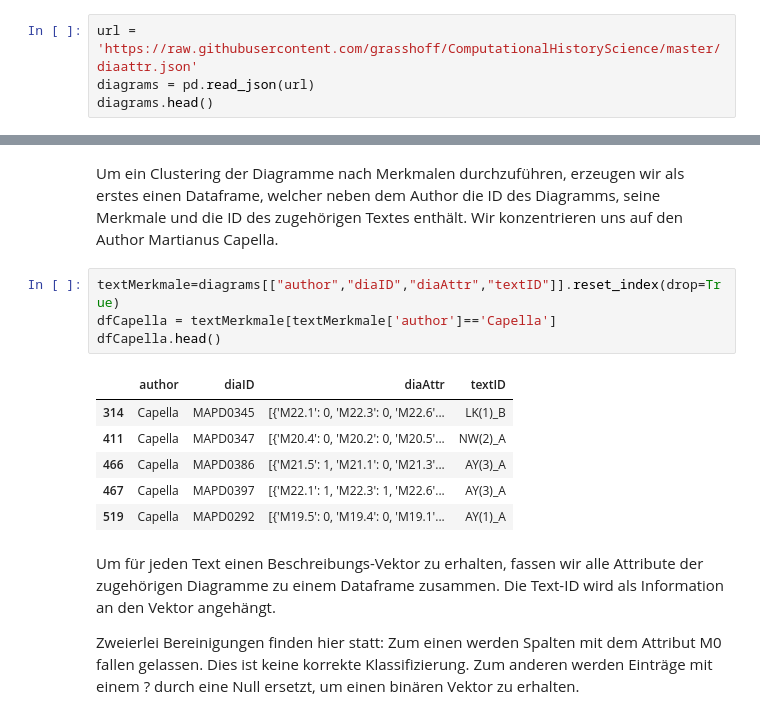
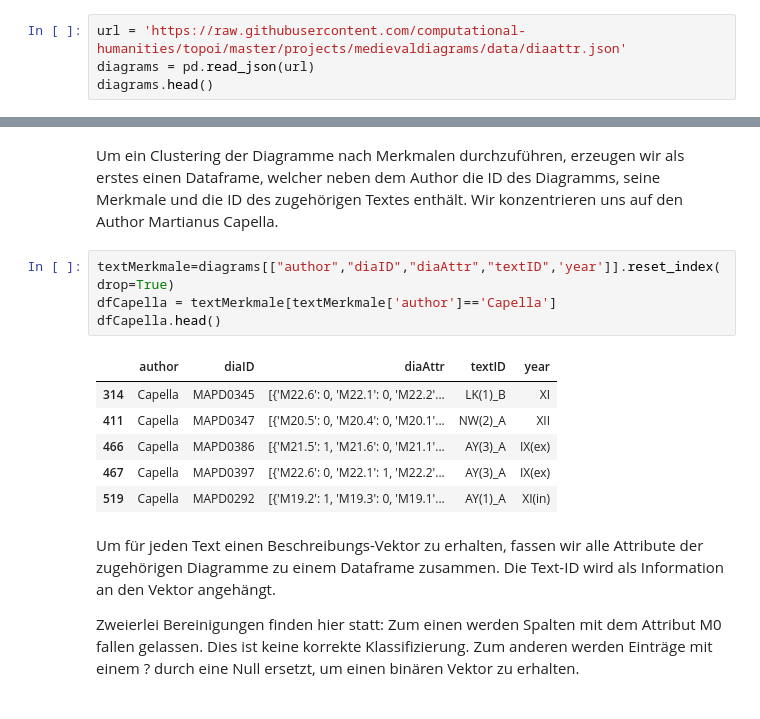
Before and after one commit to computational-humanities/vorlesung, a Jupyter notebook: Notebooks/CH_Clustering_v2.ipynb, the cells around one changed output, grey strips where cells are left out. Saved outputs shown, nothing was run; the diff lists cells and outputs as text.

```diff
--- a/Notebooks/CH_Clustering_v2.ipynb
+++ b/Notebooks/CH_Clustering_v2.ipynb
@@ -28,7 +28,7 @@ Ein Text eines Authors kann verschiedene Diagramme enthalten. Die Zusammenfassun
 # %% [markdown]
 Die Datenbank mittelalterlicher Diagramme wird von Github eingelesen und in einen Dataframe geschrieben.
 # %%
-url = 'https://raw.githubusercontent.com/grasshoff/ComputationalHistoryScience/master/diaattr.json'
+url = 'https://raw.githubusercontent.com/computational-humanities/topoi/master/projects/medievaldiagrams/data/diaattr.json'
 diagrams = pd.read_json(url)
 diagrams.head()
 # %% [output]
@@ -42,16 +42,16 @@ diagrams.head()
 Um ein Clustering der Diagramme nach Merkmalen durchzuführen, erzeugen wir als erstes einen Dataframe, welcher neben dem Author die ID des Diagramms, seine Merkmale und die ID des zugehörigen Textes enthält.
 Wir konzentrieren uns auf den Author Martianus Capella.
 # %%
-textMerkmale=diagrams[["author","diaID","diaAttr","textID"]].reset_index(drop=True)
+textMerkmale=diagrams[["author","diaID","diaAttr","textID",'year']].reset_index(drop=True)
 dfCapella = textMerkmale[textMerkmale['author']=='Capella']
 dfCapella.head()
 # %% [output]
-|  | author | diaID | diaAttr | textID |
-| 314 | Capella | MAPD0345 | [{'M22.1': 0, 'M22.3': 0, 'M22.6'... | LK(1)_B |
-| 411 | Capella | MAPD0347 | [{'M20.4': 0, 'M20.2': 0, 'M20.5'... | NW(2)_A |
-| 466 | Capella | MAPD0386 | [{'M21.5': 1, 'M21.1': 0, 'M21.3'... | AY(3)_A |
-| 467 | Capella | MAPD0397 | [{'M22.1': 1, 'M22.3': 1, 'M22.6'... | AY(3)_A |
-| 519 | Capella | MAPD0292 | [{'M19.5': 0, 'M19.4': 0, 'M19.1'... | AY(1)_A |
+|  | author | diaID | diaAttr | textID | year |
+| 314 | Capella | MAPD0345 | [{'M22.6': 0, 'M22.1': 0, 'M22.2'... | LK(1)_B | XI |
+| 411 | Capella | MAPD0347 | [{'M20.5': 0, 'M20.4': 0, 'M20.1'... | NW(2)_A | XII |
+| 466 | Capella | MAPD0386 | [{'M21.5': 1, 'M21.6': 0, 'M21.1'... | AY(3)_A | IX(ex) |
+| 467 | Capella | MAPD0397 | [{'M22.6': 0, 'M22.1': 1, 'M22.2'... | AY(3)_A | IX(ex) |
+| 519 | Capella | MAPD0292 | [{'M19.2': 1, 'M19.3': 0, 'M19.1'... | AY(1)_A | XI(in) |
 # %% [markdown]
 Um für jeden Text einen Beschreibungs-Vektor zu erhalten, fassen wir alle Attribute der zugehörigen Diagramme zu einem Dataframe zusammen. Die Text-ID wird als Information an den Vektor angehängt.
 
```
Also changed, not shown: parts of 28 cells of this notebook.
